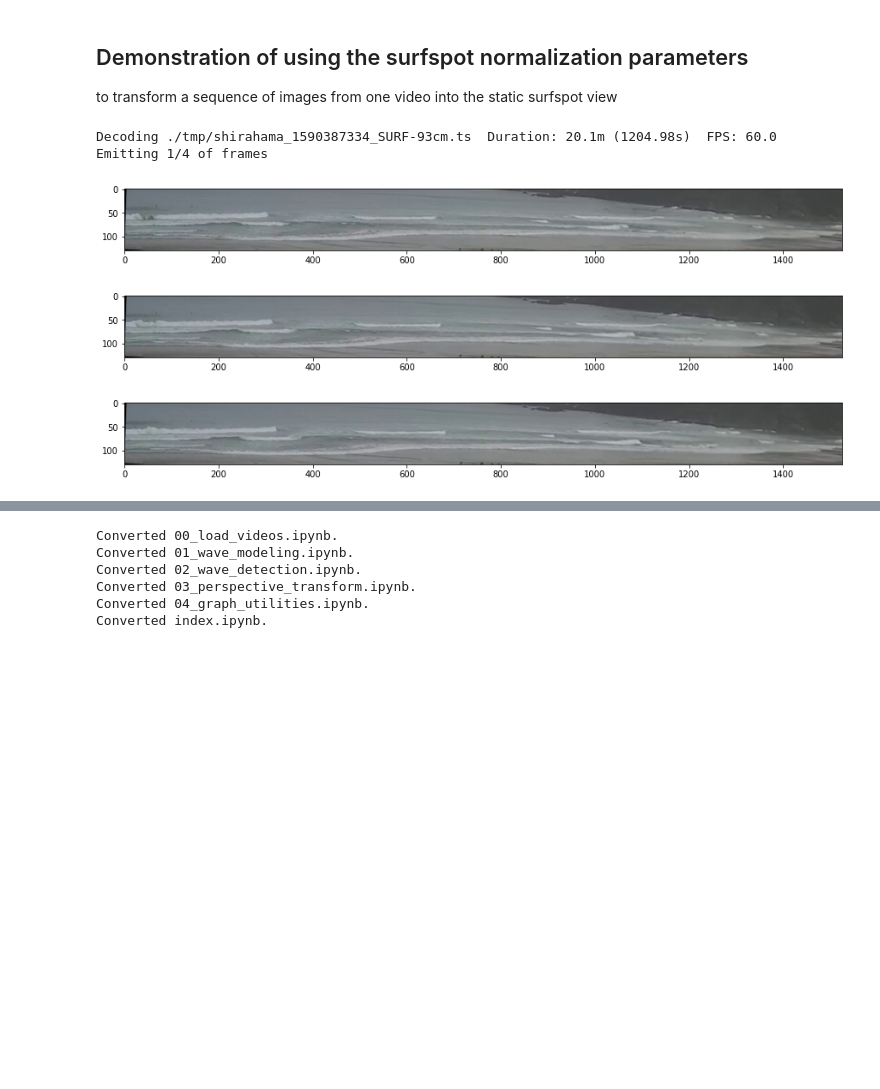
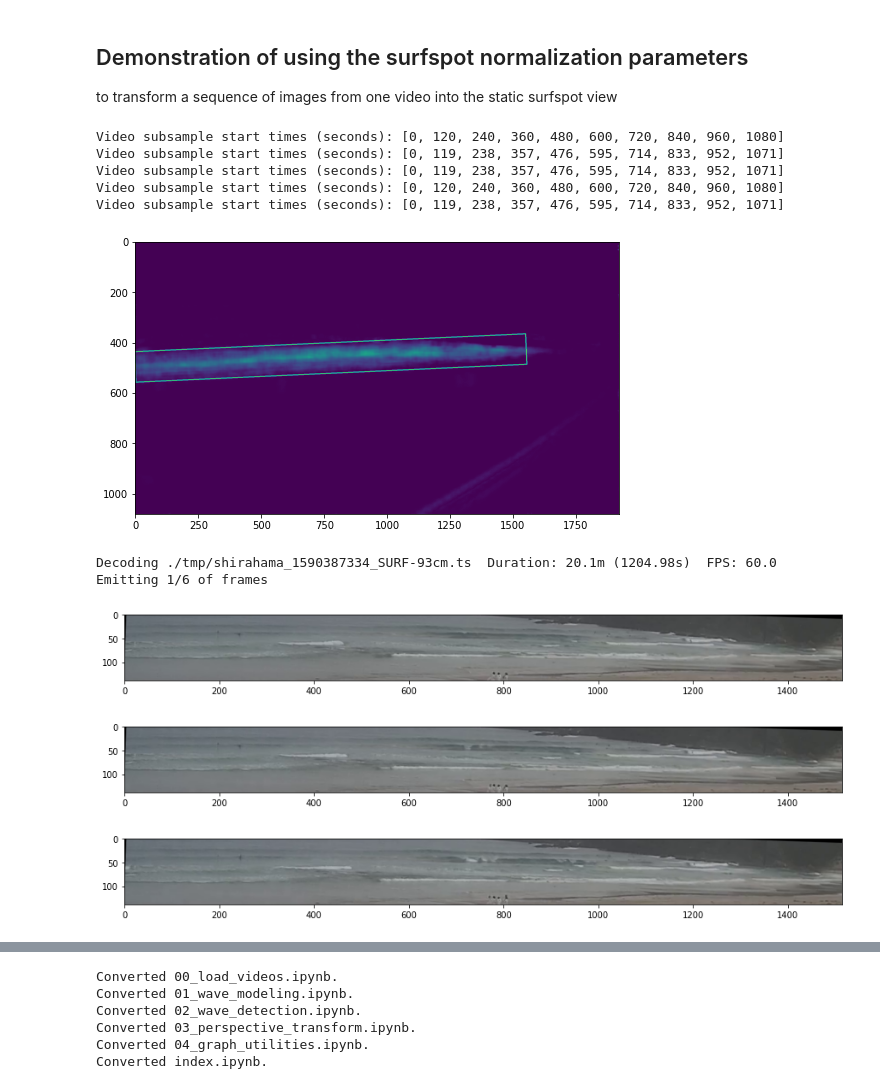
Before and after one commit to sjobeek/surfbreak, a Jupyter notebook: 03_perspective_transform.ipynb, the cells around one changed output, grey strips where cells are left out. Cells and saved outputs as stored; diff of their text form; code cells hidden in the pictures; blank space fills up the shorter version.

```diff
--- a/03_perspective_transform.ipynb
+++ b/03_perspective_transform.ipynb
@@ -363,8 +376,8 @@ def find_surfspot_calibration_params(mean_flow, rx_range, ry_range):
     tx_range, ty_range = find_crop_range(mag_warped)
 
     surfspot_calibration_params = {
-        'crop_xrange': xrange,
-        'crop_yrange': yrange,
+        'crop_xrange': rx_range,
+        'crop_yrange': ry_range,
         'h_matrix': H,
         'warped_xrange':tx_range,
         'warped_yrange':ty_range
@@ -375,7 +388,7 @@ def find_surfspot_calibration_params(mean_flow, rx_range, ry_range):
 
 def normalize_image(image, crop_xrange, crop_yrange, h_matrix, warped_xrange, warped_yrange):
     trimmed_img = detection.trim_image(image, crop_xrange, crop_yrange)
-    warped_img = warp_trimmed_image(trimmed_img, H)
+    warped_img = warp_trimmed_image(trimmed_img, h_matrix)
     return warped_img[warped_yrange[0]:warped_yrange[1], warped_xrange[0]:warped_xrange[1]]
 
 
@@ -477,19 +490,50 @@ x range:  (0, 1554)   y range:  (364, 556)
 # %% [markdown]
 ## Demonstration of using the surfspot normalization parameters
 to transform a sequence of images from one video into the static surfspot view
+# %%
+#export
+def run_surfcam_calibration(calibration_videos, num_workers=3):
+    """Runs the optical flow fitting pipeline on the calibration videos, then uses the results
+       to calculate a set of calibration parameters used by `transform.normalize_image()`"""
+    video_mean_flows = []
+    for vid in calibration_videos:
+        flow_fit_graph = pipelines.vid_to_fit_mean_flow_graph(vid, n_samples=10, duration_s=2)
+
+        with dask.config.set(num_workers=num_workers):
+            meanflow, xyrange, yrange = graphchain.get(flow_fit_graph, 'result', scheduler=dask.threaded.get)
+        video_mean_flows.append(meanflow)
+
+    # Ignore the fit ranges from the individual videos, and re-fit across videos
+    acc_mean_flow, acc_xrange, acc_yrange = detection.fit_mean_flows(video_mean_flows, draw_fit=True)
+
+    calibration_params = find_surfspot_calibration_params(acc_mean_flow, acc_xrange, acc_yrange)
+    return calibration_params
+
+def video_file_to_calibrated_image_tensors(video_file, calibration_params, duration_s, start_s, one_image_per_n_frames=6):
+    frames = load_videos.decode_frame_sequence(video_file, duration_s=duration_s, start_s=start_s, RGB=True,
+                                                  one_image_per_n_frames=one_image_per_n_frames)
+    img_tensor = np.stack([normalize_image(frame, **calibration_params)
+                           for frame in frames], axis=3)
+    return img_tensor
 # %%
+calibration_params = run_surfcam_calibration(calibration_videos)
+
 video_file = './tmp/shirahama_1590387334_SURF-93cm.ts'
-frames = load_videos.decode_frame_sequence(video_file, duration_s=10, start_s=50, RGB=True,
-                                              one_image_per_n_frames=4)
-normalized_frames = [normalize_image(frame, **calibration_params) for frame in frames[:15:5]]
-for frame in normalized_frames:
+image_tensor = video_file_to_calibrated_image_tensors(video_file, calibration_params, duration_s=1, start_s=0)
+for frame_idx in range(3):
     plt.figure(figsize=(15,5))
-    plt.imshow(frame)
+    plt.imshow(image_tensor[:,:,:,frame_idx*3])
     plt.show()
 # %% [output]
-Decoding ./tmp/shirahama_1590387334_SURF-93cm.ts  Duration: 20.1m (1204.98s)  FPS: 60.0  Emitting 1/4 of frames
+Video subsample start times (seconds): [0, 120, 240, 360, 480, 600, 720, 840, 960, 1080]
+Video subsample start times (seconds): [0, 119, 238, 357, 476, 595, 714, 833, 952, 1071]
+Video subsample start times (seconds): [0, 119, 238, 357, 476, 595, 714, 833, 952, 1071]
+Video subsample start times (seconds): [0, 120, 240, 360, 480, 600, 720, 840, 960, 1080]
+Video subsample start times (seconds): [0, 119, 238, 357, 476, 595, 714, 833, 952, 1071]
-[figure, old version]
+[figure, new version]
+Decoding ./tmp/shirahama_1590387334_SURF-93cm.ts  Duration: 20.1m (1204.98s)  FPS: 60.0  Emitting 1/6 of frames
-[figure, old version]
+[figure, new version]
-[figure, old version]
+[figure, new version]
+[figure, added]
 # %%
 video_file = './data/shirahama_1592790996_SURF-129cm.ts'
```
Also changed, not shown: parts of 9 cells of this notebook, 5 other files.
